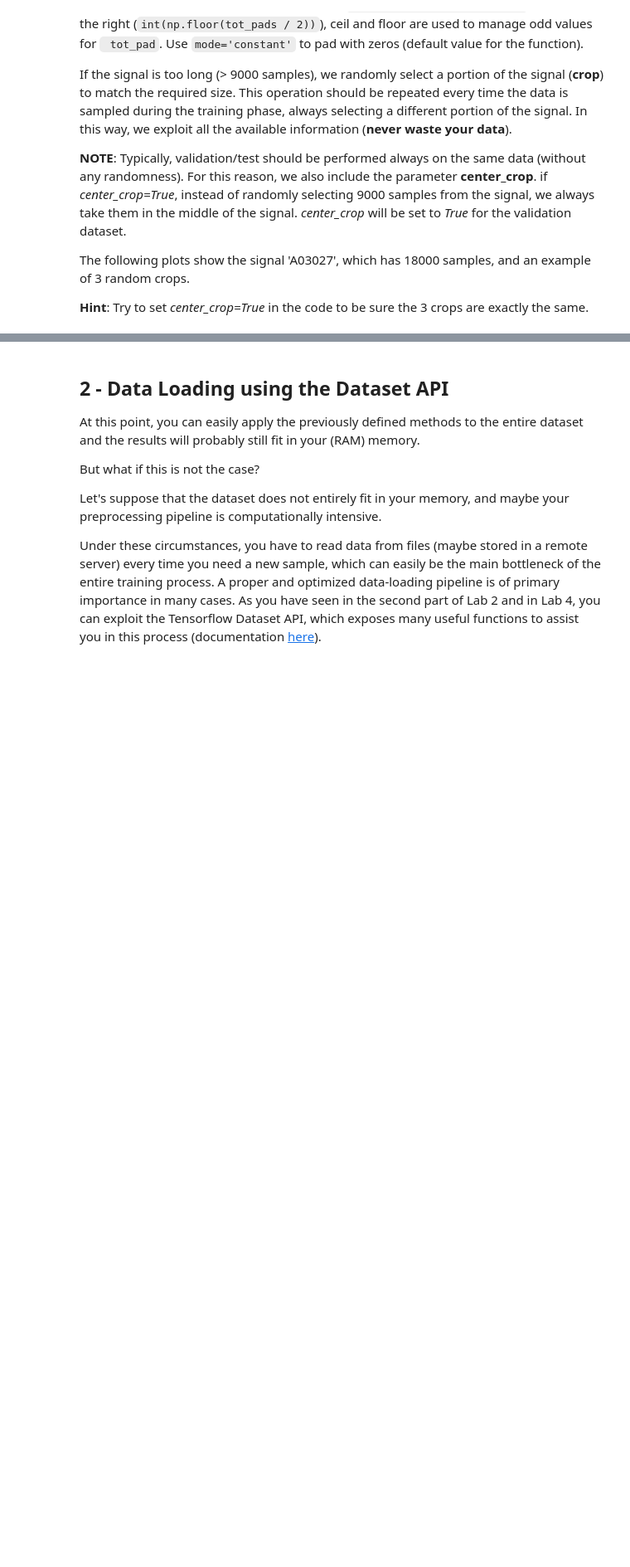
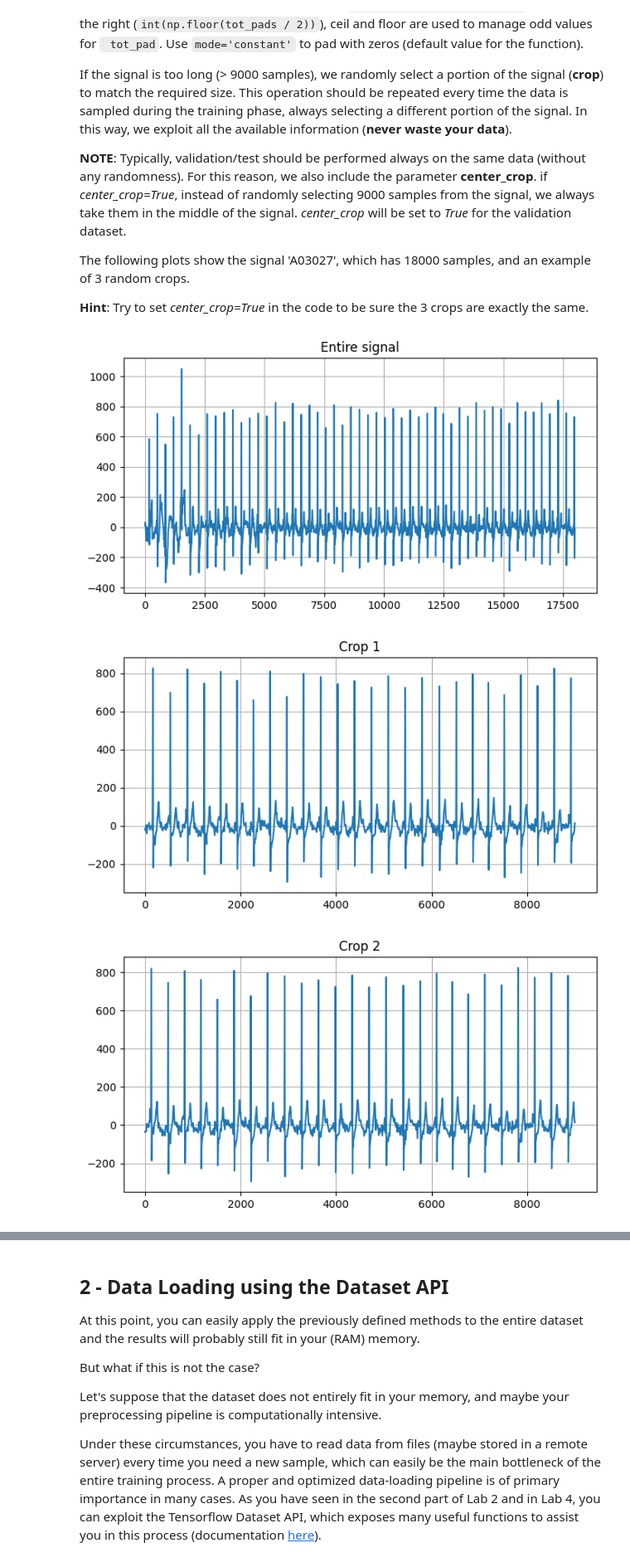
Before and after one commit to eZWALT/ML4HD-Machine-Learning-for-Human-Data, a Jupyter notebook: LAB/Lab_5/Recurrent_NN.ipynb, the cells around one changed output, grey strips where cells are left out. Shown: that part at 83% size. Cells and saved outputs as stored; diff of their text form; code cells hidden in the pictures; blank space fills up the shorter version.

```diff
--- a/LAB/Lab_5/Recurrent_NN.ipynb
+++ b/LAB/Lab_5/Recurrent_NN.ipynb
@@ -113,12 +134,10 @@ smoke_test = False
 smoke_test_size = 50
 
 # Split train, validation, test
-### START CODE HERE ### (1 line)
 # use test_size=0.1
-train_val_reference_df, test_reference_df = None
+train_val_reference_df, test_reference_df = train_test_split(reference_df, test_size=0.1, random_state=123, stratify=reference_df["label"])
 # test_size=0.15
-train_reference_df, val_reference_df = None
-### END CODE HERE ###
+train_reference_df, val_reference_df = train_test_split(train_val_reference_df, test_size=0.15, random_state=123, stratify=train_val_reference_df["label"])
 
 if smoke_test:
     train_reference_df = train_reference_df[:smoke_test_size]
@@ -338,6 +380,8 @@ If the signal is too long (> 9000 samples), we randomly select a portion of the
 
  **Hint**: Try to set *center_crop=True* in the code to be sure the 3 crops are exactly the same.
 # %%
+import numpy as np
+
 # NOTE: inside a function there can be different "return" statements for different conditions
 # when a condition is met and the return statement is executed, all the code below will not be executed
 
@@ -345,50 +389,53 @@ def random_crop(data, target_size=9000, center_crop=False):
     N = data.shape[0]
 
     # Return data if correct size
-    ### START CODE HERE ### (2 lines)
-    if None
-        return None
-    ### END CODE HERE ###
+    if N == target_size:
+        return data
 
     # If data is too small, then pad with zeros
-    ### START CODE HERE ### (5 lines)
-    if None
-        None
-        return None
-    ### END CODE HERE ###
+    if N < target_size:
+        tot_pads = target_size - N
+        left_pad = int(np.ceil(tot_pads / 2))
+        right_pad = int(np.floor(tot_pads / 2))
+        return np.pad(data, (left_pad, right_pad), mode='constant')
 
     # NOTE: at this point you do not need to insert another if (if N > target_size:)
     # because if you arrived at this point it means that none of the other conditions are met
     # and therefore you are sure that N > target_size without verifying it
 
     # Random Crop (always centered if center_crop=True)
-    ### START CODE HERE ### (6 lines)
+    ### START CODE HERE ###
     if center_crop:
         # set the starting point to perform a crop in the middle
-        from_ = None
+        from_ = int((N - target_size) / 2)
     else:
         # select a random variable to start the crop
         # NOTE: the maximum position where you can start is np.floor(N - target_size)
         # otherwise you will not be able to take target_size samples
-        from_ = None
+        from_ = np.random.randint(0, int(N - target_size) + 1)
     # select the end of the crop (just add target_size to the starting point)
-    to_ = None
-    return None
+    to_ = from_ + target_size
+    return data[from_:to_]
     ### END CODE HERE ###
 
 # Example
 file_name = 'A03027'
 data = load_data(file_name, data_dir)
 plt.figure()
 plt.plot(data)
 plt.title('Entire signal')
 
 for i in range(3):
     plt.figure()
 
     # plot the cropped signal - call the function above
     ### START CODE HERE ### (1 or 2 lines)
-    None
+    cropped_data = random_crop(data, target_size=9000, center_crop=False)
+    plt.plot(cropped_data)
     ### END CODE HERE ###
 
     plt.title('Crop {}'.format(i+1))
+# %% [output]
+[figure, added]
+[figure, added]
+[figure, added]
```
Also changed, not shown: parts of 23 cells of this notebook, 17 other files.
